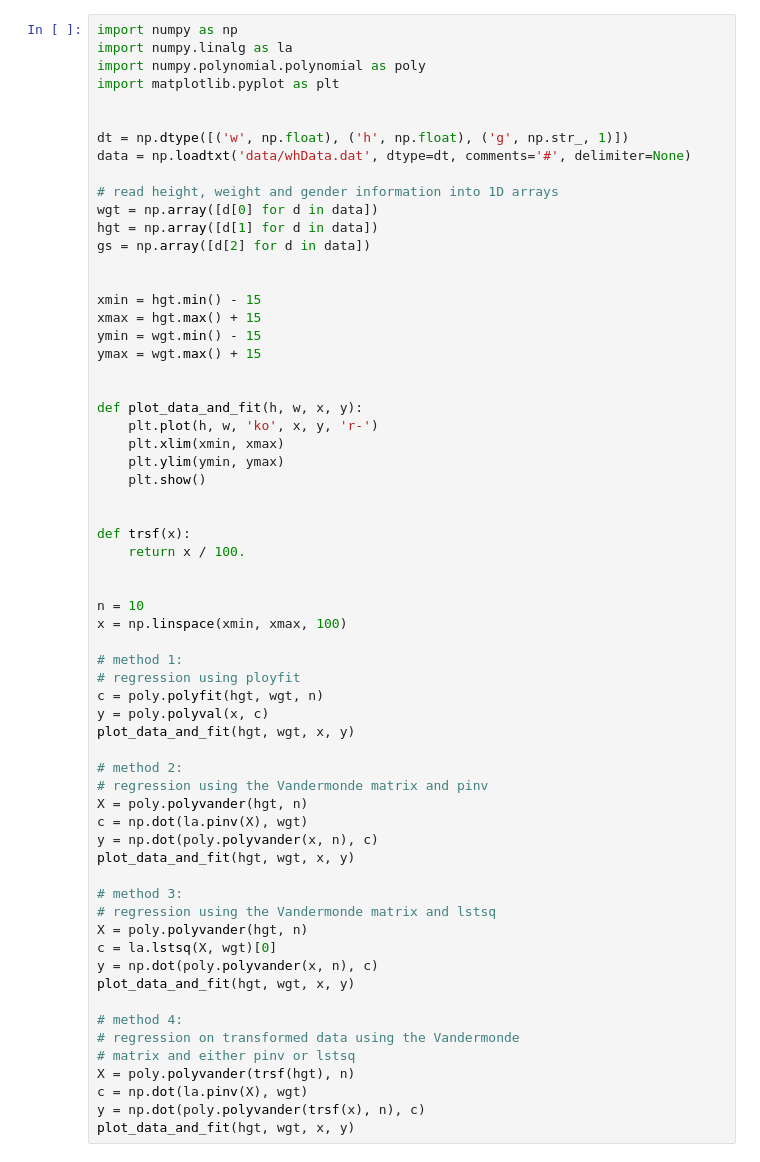
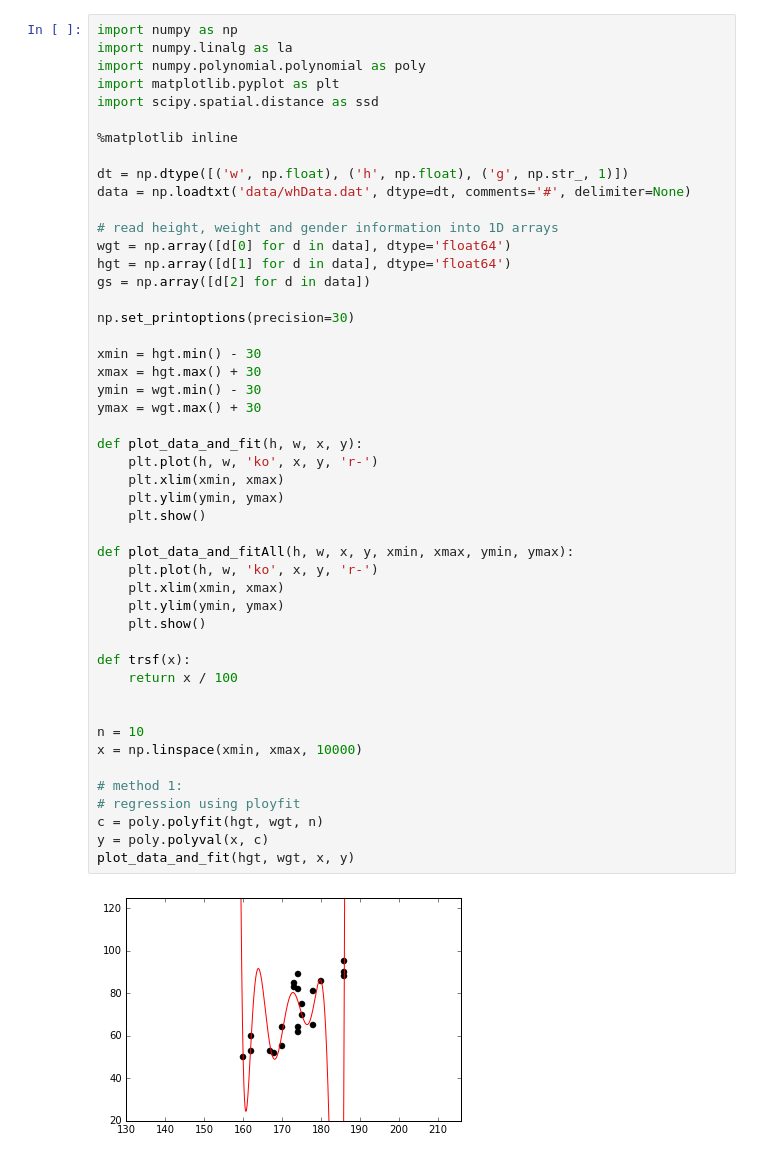
Before and after one commit to motjuste/patt-rex, a Jupyter notebook: task_3.4_ck.ipynb, the cells around one changed output. Drawn from its saved outputs; the diff is of its cells as text.

```diff
--- a/task_3.4_ck.ipynb
+++ b/task_3.4_ck.ipynb
@@ -3,61 +3,48 @@ import numpy as np
 import numpy.linalg as la
 import numpy.polynomial.polynomial as poly
 import matplotlib.pyplot as plt
+import scipy.spatial.distance as ssd
 
+%matplotlib inline
 
 dt = np.dtype([('w', np.float), ('h', np.float), ('g', np.str_, 1)])
 data = np.loadtxt('data/whData.dat', dtype=dt, comments='#', delimiter=None)
 
 # read height, weight and gender information into 1D arrays
-wgt = np.array([d[0] for d in data])
-hgt = np.array([d[1] for d in data])
+wgt = np.array([d[0] for d in data], dtype='float64')
+hgt = np.array([d[1] for d in data], dtype='float64')
 gs = np.array([d[2] for d in data])
 
+np.set_printoptions(precision=30)
 
-xmin = hgt.min() - 15
-xmax = hgt.max() + 15
-ymin = wgt.min() - 15
-ymax = wgt.max() + 15
-
+xmin = hgt.min() - 30
+xmax = hgt.max() + 30
+ymin = wgt.min() - 30
+ymax = wgt.max() + 30
 
 def plot_data_and_fit(h, w, x, y):
     plt.plot(h, w, 'ko', x, y, 'r-')
     plt.xlim(xmin, xmax)
     plt.ylim(ymin, ymax)
     plt.show()
 
+def plot_data_and_fitAll(h, w, x, y, xmin, xmax, ymin, ymax):
+    plt.plot(h, w, 'ko', x, y, 'r-')
+    plt.xlim(xmin, xmax)
+    plt.ylim(ymin, ymax)
+    plt.show()
 
 def trsf(x):
-    return x / 100.
+    return x / 100
 
 
 n = 10
-x = np.linspace(xmin, xmax, 100)
+x = np.linspace(xmin, xmax, 10000)
 
 # method 1:
 # regression using ployfit
 c = poly.polyfit(hgt, wgt, n)
 y = poly.polyval(x, c)
 plot_data_and_fit(hgt, wgt, x, y)
-
-# method 2:
-# regression using the Vandermonde matrix and pinv
-X = poly.polyvander(hgt, n)
-c = np.dot(la.pinv(X), wgt)
-y = np.dot(poly.polyvander(x, n), c)
-plot_data_and_fit(hgt, wgt, x, y)
-
-# method 3:
-# regression using the Vandermonde matrix and lstsq
-X = poly.polyvander(hgt, n)
-c = la.lstsq(X, wgt)[0]
-y = np.dot(poly.polyvander(x, n), c)
-plot_data_and_fit(hgt, wgt, x, y)
-
-# method 4:
-# regression on transformed data using the Vandermonde
-# matrix and either pinv or lstsq
-X = poly.polyvander(trsf(hgt), n)
-c = np.dot(la.pinv(X), wgt)
-y = np.dot(poly.polyvander(trsf(x), n), c)
-plot_data_and_fit(hgt, wgt, x, y)
+# %% [output]
+[figure, added]
```
Also changed, not shown: parts of 22 cells of this notebook.
